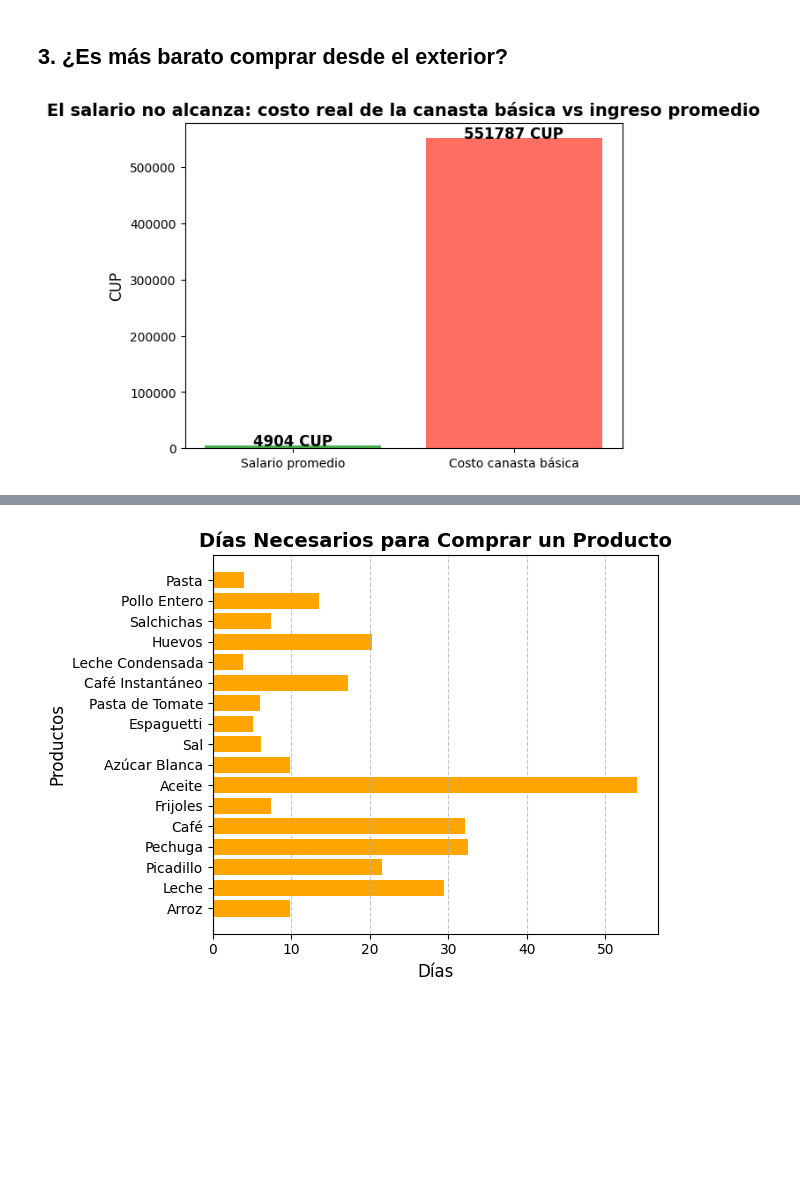
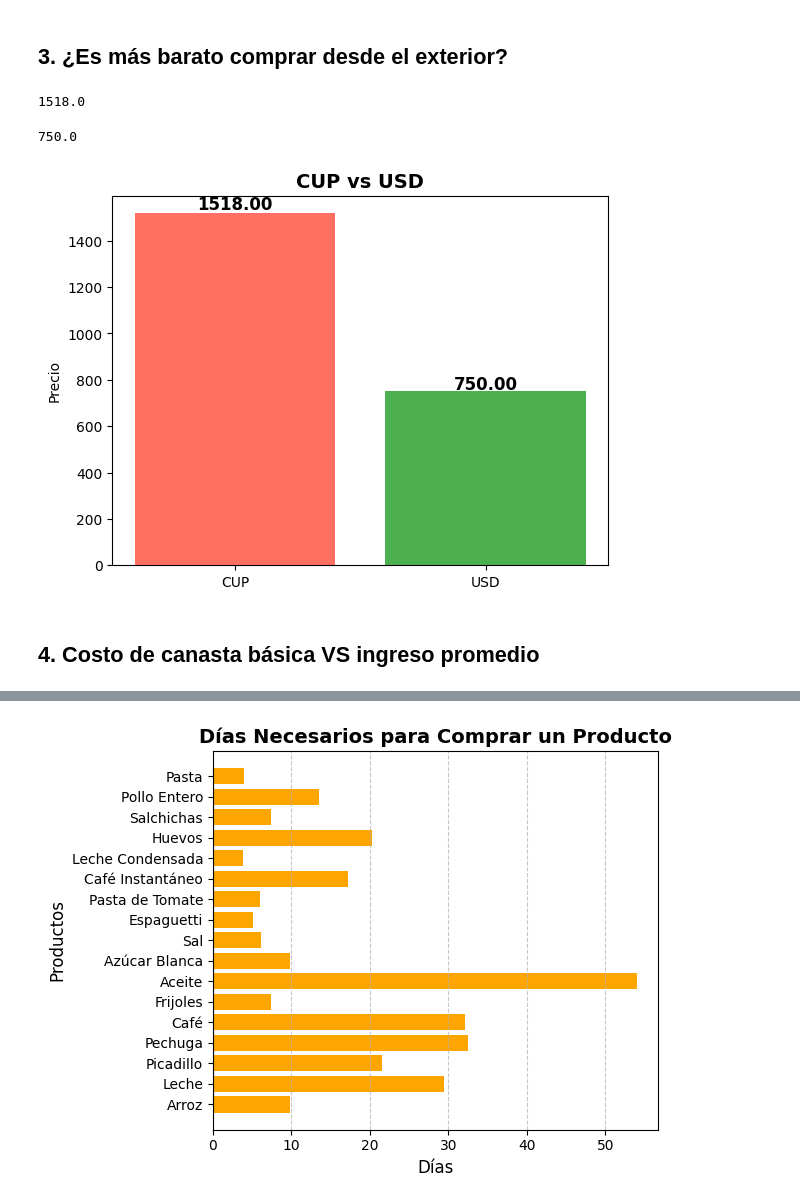
Before and after one commit to L14Npy/project_01, a Jupyter notebook: storytelling.ipynb, the cells around one changed output, grey strips where cells are left out. Drawn from its saved outputs; the diff is of its cells as text; code cells hidden in the pictures; blank space fills up the shorter version.

```diff
--- a/storytelling.ipynb
+++ b/storytelling.ipynb
@@ -72,38 +72,49 @@ ChartLine(DoubleList2, 'Frijoles')
 #### El alza constante refleja la creciente dificultad que enfrenta la población para mantener hábitos alimentarios básicos, convirtiendo un producto antes cotidiano en un reto más del costo de vida actual.
 # %% [markdown]
 ## 3. ¿Es más barato comprar desde el exterior?
-# %%
-for i in mipymes:
-    for j in i["products"]:
-        for k in j["records"]:
-            print(k)
-# %%
-# 2. Calcular costo total de la canasta básica
-costo_canasta = 0
-
-for mipyme in mipymes:
-    for producto in mipyme['products']:
-        if producto['records']:  # verificar que tenga registros de precios
-            precio = producto['records'][-1]['price']
-            cantidad = producto.get('count', 1)
-            costo_canasta += precio * cantidad
-
-# 3. Definir salario promedio (ejemplo)
-average  # CUP
-
-# 4. Preparar datos para la gráfica
-labels = ['Salario promedio', 'Costo canasta básica']
-valores = [average, costo_canasta]
-colores = ['#4CAF50', '#FF6F61']  # verde salario, rojo canasta
-
-# 5. Crear gráfica de barras
-plt.subplots()
-plt.bar(labels, valores, color=colores)
-plt.title('El salario no alcanza: costo real de la canasta básica vs ingreso promedio', fontsize=14, weight='bold')
-plt.ylabel('CUP', fontsize=12)
-plt.text(0, average + 50, f'{average} CUP', ha='center', fontsize=12, weight='bold')
-plt.text(1, costo_canasta + 50, f'{int(costo_canasta)} CUP', ha='center', fontsize=12, weight='bold')
-plt.show()
-# %% [output]
-[figure, removed]
+# %%
+def ModaCUP():
+    moda = []
+    for i in OpenJSON3('rice'):
+        moda.append(i["price"])
+    return Moda(moda) * Convert()
+
+ModaCUP()
+# %% [output]
+1518.0
+# %%
+def ModaUSD():
+    moda = []
+    for i in mipymes:
+        for j in i.get("products", []):
+            for k in j.get("records", []):
+                if j["subcategory"] == 'Arroz':
+                    moda.append(k["price"])
+    return Moda(moda)
+
+ModaUSD()
+# %% [output]
+750.0
+# %%
+precio_cup = ModaCUP()
+precio_usd = ModaUSD()
+
+categorias = ['CUP', 'USD']
+valores = [precio_cup, precio_usd]
+colores = ['#FF6F61', '#4CAF50']
+
+plt.subplots()
+plt.bar(categorias, valores, color=colores)
+plt.ylabel('Precio')
+plt.title('CUP vs USD', fontsize=14, weight='bold')
+
+# Mostrar valores encima de cada barra
+for i, v in enumerate(valores):
+    plt.text(i, v + v*0.01, f'{v:.2f}', ha='center', fontsize=12, weight='bold')
+
+plt.show()
+# %% [output]
+[figure, added]
+# %% [markdown]
+## 4. Costo de canasta básica VS ingreso promedio
 # %% [markdown]
```
Also changed, not shown: parts of 3 cells of this notebook, 4 other files.
